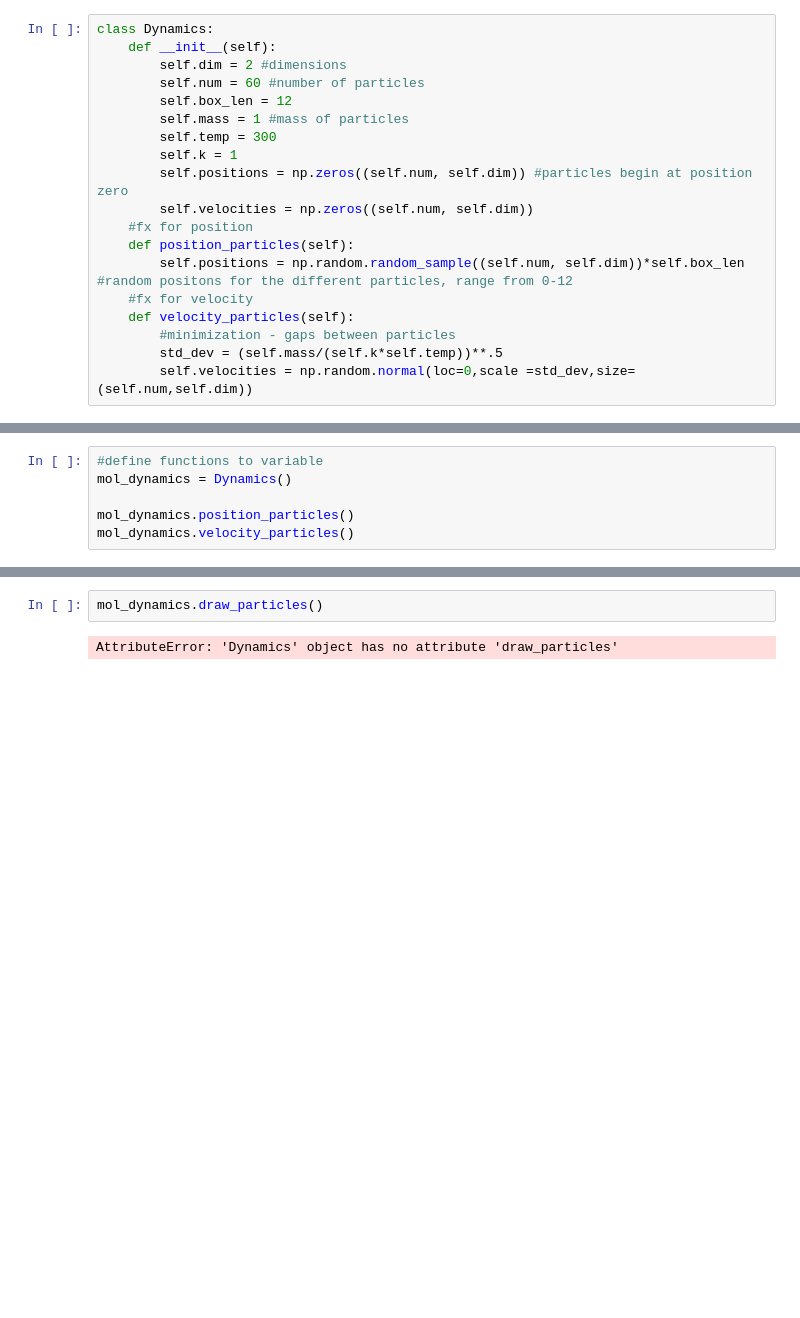
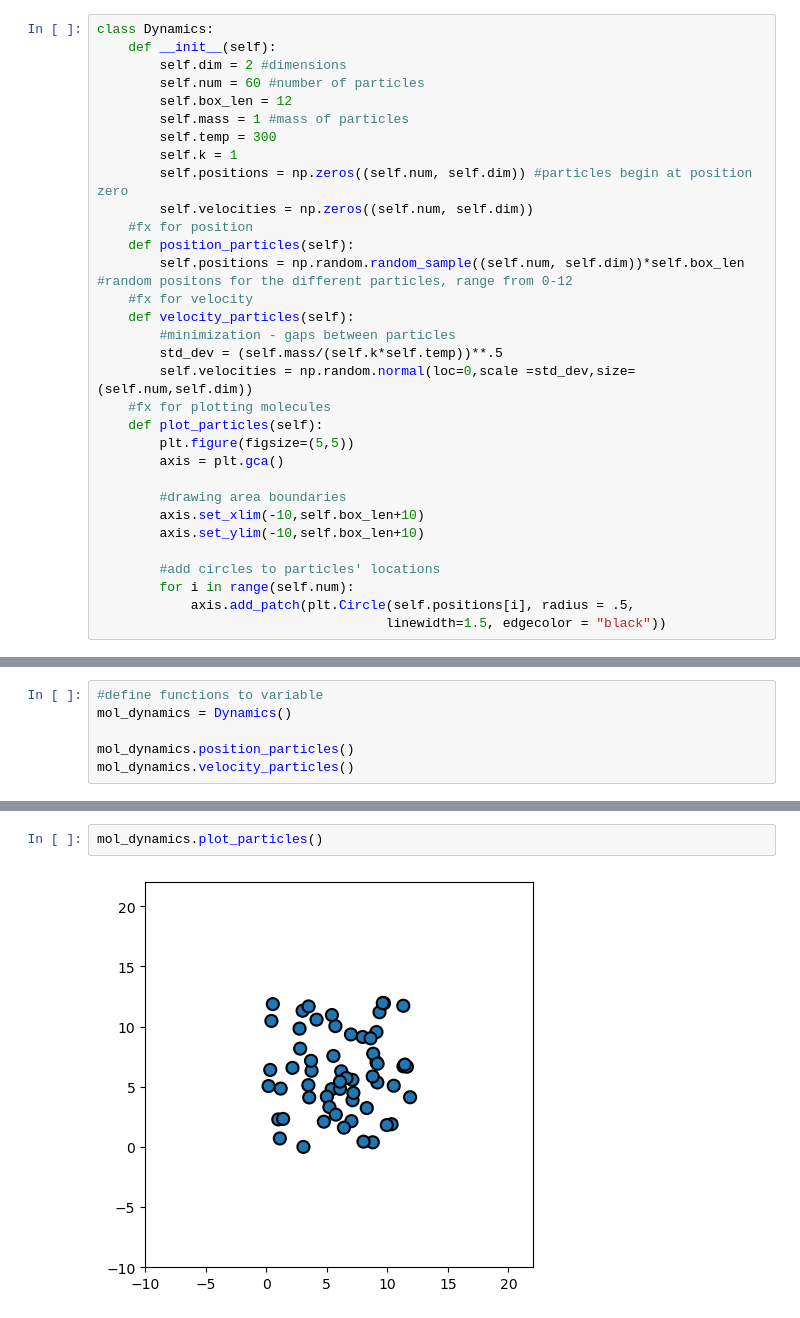
Before and after one commit to Sonicdaheghod/Molecular_Model_MT, a Jupyter notebook: MolecularSimulationPract_MT.ipynb, the cells around one changed output, grey strips where cells are left out. Saved outputs shown, nothing was run; the diff lists cells and outputs as text; blank space fills up the shorter version.

```diff
--- a/MolecularSimulationPract_MT.ipynb
+++ b/MolecularSimulationPract_MT.ipynb
@@ -30,6 +29,19 @@ class Dynamics:
         #minimization - gaps between particles
         std_dev = (self.mass/(self.k*self.temp))**.5
         self.velocities = np.random.normal(loc=0,scale =std_dev,size=(self.num,self.dim))
+    #fx for plotting molecules
+    def plot_particles(self):
+        plt.figure(figsize=(5,5))
+        axis = plt.gca()
+
+        #drawing area boundaries
+        axis.set_xlim(-10,self.box_len+10)
+        axis.set_ylim(-10,self.box_len+10)
+
+        #add circles to particles' locations
+        for i in range(self.num):
+            axis.add_patch(plt.Circle(self.positions[i], radius = .5,
+                                     linewidth=1.5, edgecolor = "black"))
 # %% [markdown]
 Maxwell-Boltzamn Distribution 1D
 
@@ -97,4 +109,4 @@ print(mol_dynamics.velocities)#prints velocities for all 55 particles
 # %%
-mol_dynamics.draw_particles()
+mol_dynamics.plot_particles()
 # %% [output]
-AttributeError: 'Dynamics' object has no attribute 'draw_particles'
+[figure, added]
```
Also changed, not shown: parts of 3 cells of this notebook.
